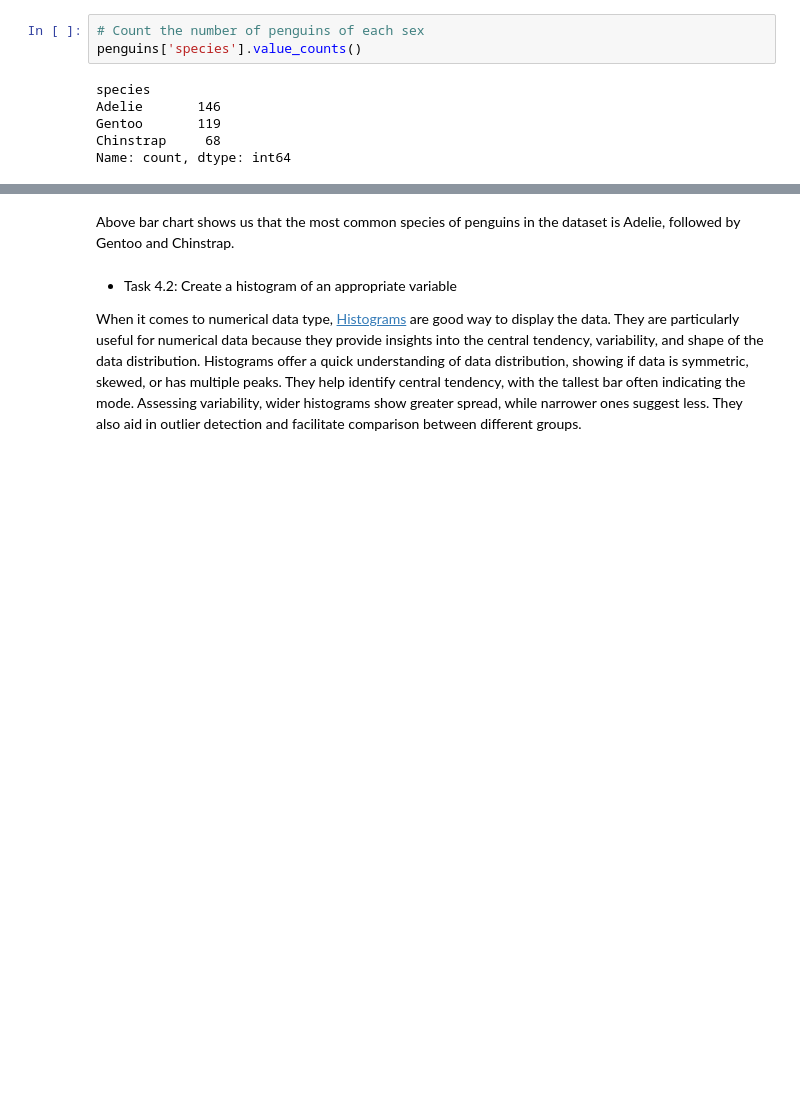
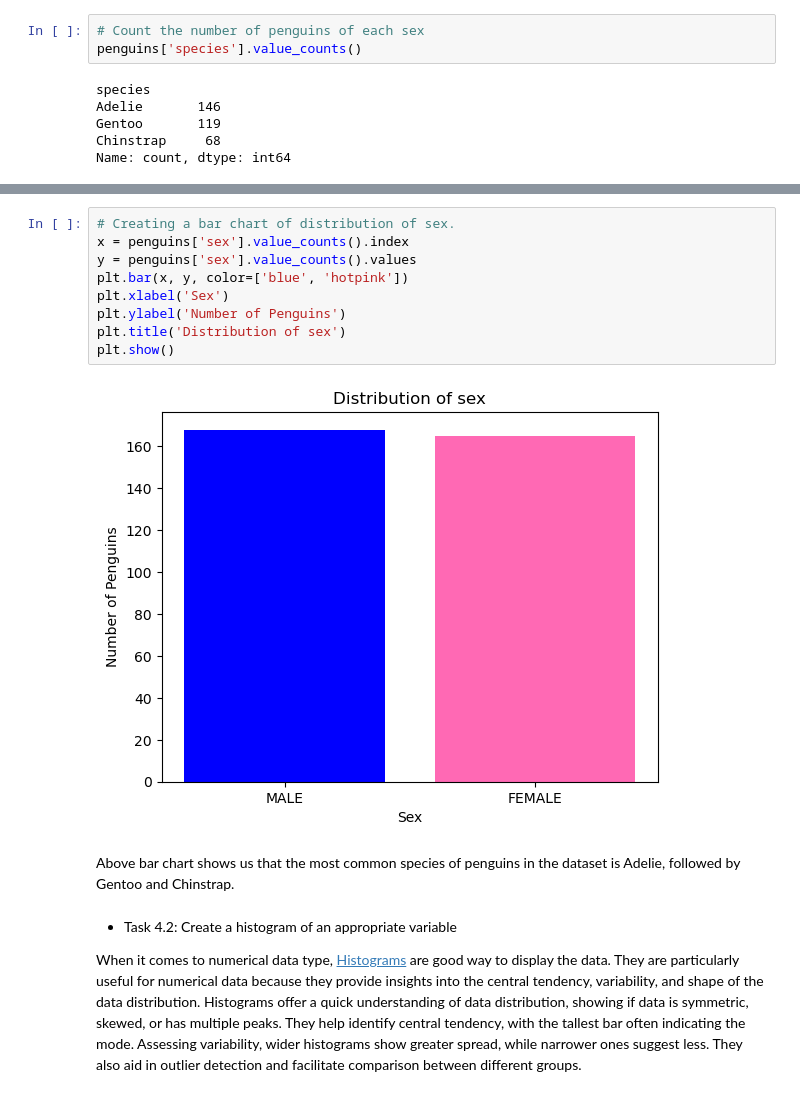
Before and after one commit to atacanbt/pofda-mywork, a Jupyter notebook: penguins.ipynb, the cells around one changed output, grey strips where cells are left out. Cells and saved outputs as stored; diff of their text form; blank space fills up the shorter version.

```diff
--- a/penguins.ipynb
+++ b/penguins.ipynb
@@ -164,6 +164,17 @@ plt.title('Number of Penguins by Species')
 plt.show()
 # %% [output]
 [figure]
+# %%
+# Creating a bar chart of distribution of sex.
+x = penguins['sex'].value_counts().index
+y = penguins['sex'].value_counts().values
+plt.bar(x, y, color=['blue', 'hotpink'])
+plt.xlabel('Sex')
+plt.ylabel('Number of Penguins')
+plt.title('Distribution of sex')
+plt.show()
+# %% [output]
+[figure, added]
 # %% [markdown]
 Above bar chart shows us that the most common species of penguins in the dataset is Adelie, followed by Gentoo and Chinstrap.
 # %% [markdown]
```
Also changed, not shown: parts of 9 cells of this notebook.
